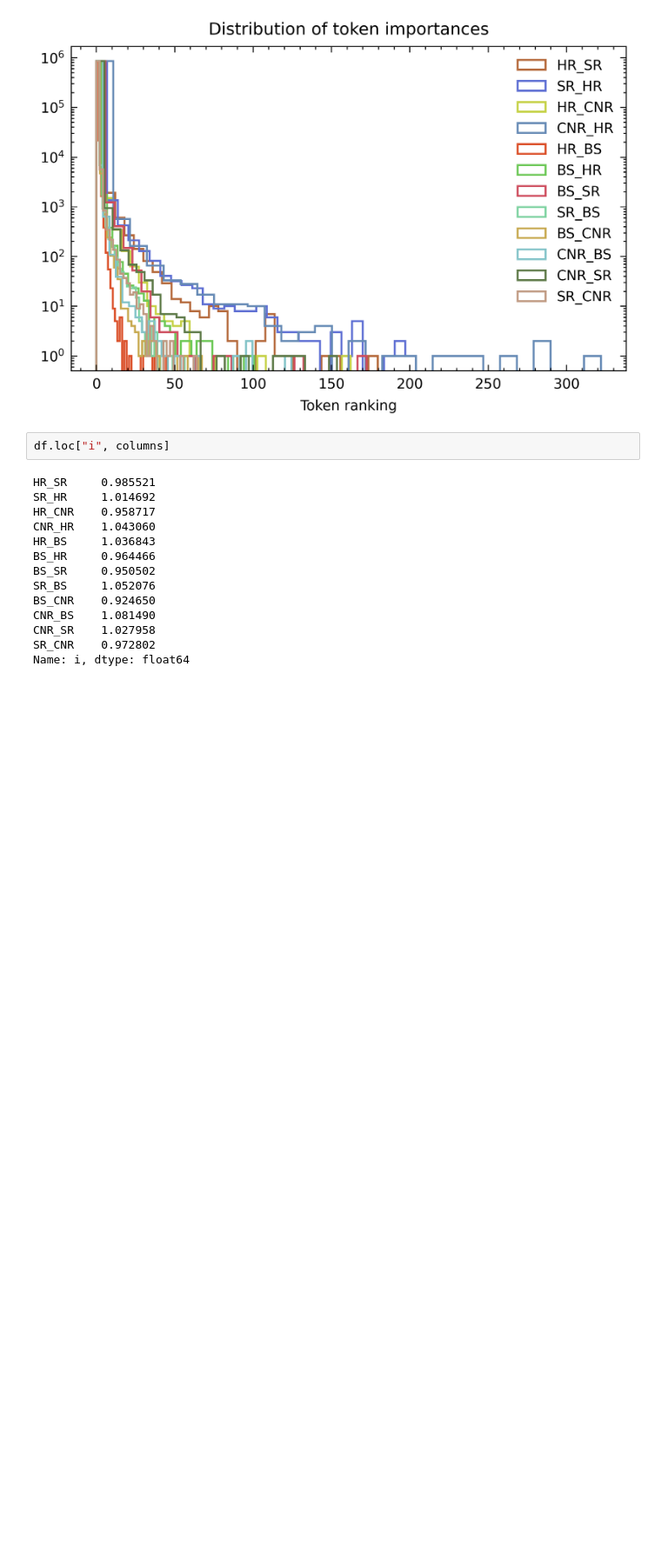
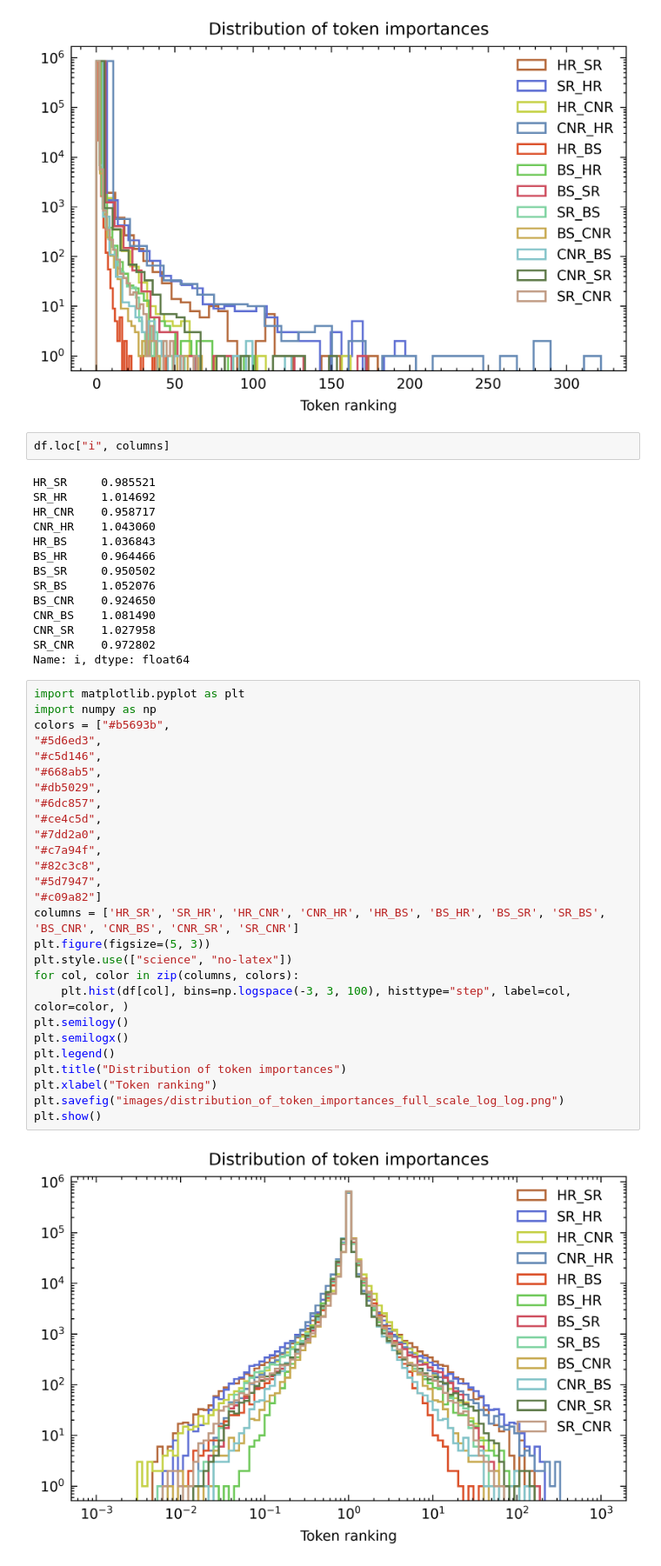
Before and after one commit to 5roop/task4, a Jupyter notebook: 12_distribution_analysis.ipynb, the cells around one changed output. Shown at 87% size. Saved outputs shown, nothing was run; the diff lists cells and outputs as text; blank space fills up the shorter version.

Commit message:
Add new log log plot

```diff
--- a/12_distribution_analysis.ipynb
+++ b/12_distribution_analysis.ipynb
@@ -150,3 +150,32 @@ CNR_BS    1.081490
 CNR_SR    1.027958
 SR_CNR    0.972802
 Name: i, dtype: float64
+# %%
+import matplotlib.pyplot as plt
+import numpy as np
+colors = ["#b5693b",
+"#5d6ed3",
+"#c5d146",
+"#668ab5",
+"#db5029",
+"#6dc857",
+"#ce4c5d",
+"#7dd2a0",
+"#c7a94f",
+"#82c3c8",
+"#5d7947",
+"#c09a82"]
+columns = ['HR_SR', 'SR_HR', 'HR_CNR', 'CNR_HR', 'HR_BS', 'BS_HR', 'BS_SR', 'SR_BS', 'BS_CNR', 'CNR_BS', 'CNR_SR', 'SR_CNR']
+plt.figure(figsize=(5, 3))
+plt.style.use(["science", "no-latex"])
+for col, color in zip(columns, colors):
+    plt.hist(df[col], bins=np.logspace(-3, 3, 100), histtype="step", label=col, color=color, )
+plt.semilogy()
+plt.semilogx()
+plt.legend()
+plt.title("Distribution of token importances")
+plt.xlabel("Token ranking")
+plt.savefig("images/distribution_of_token_importances_full_scale_log_log.png")
+plt.show()
+# %% [output]
+[figure, added]
```
Also changed, not shown: 2 other files.
